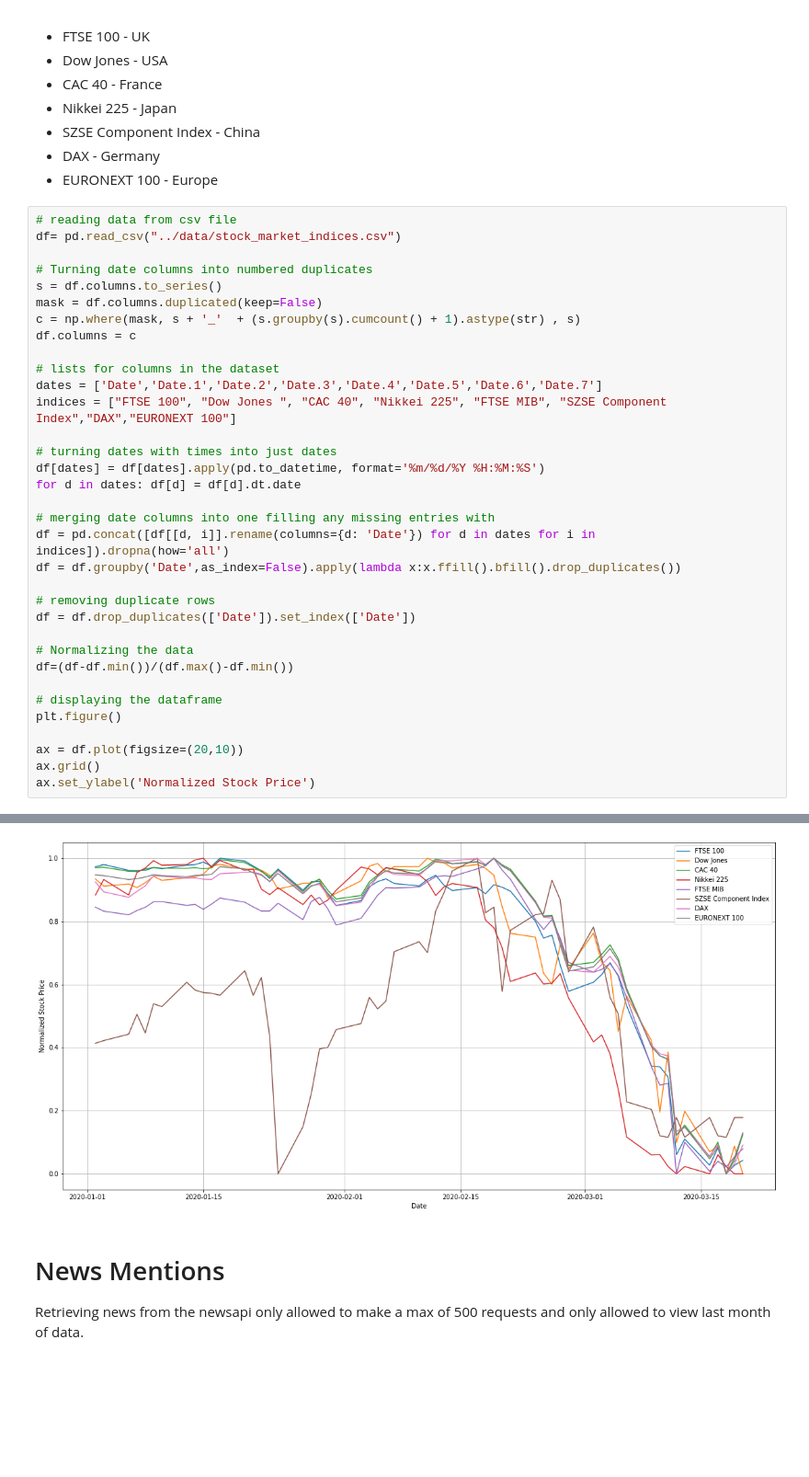
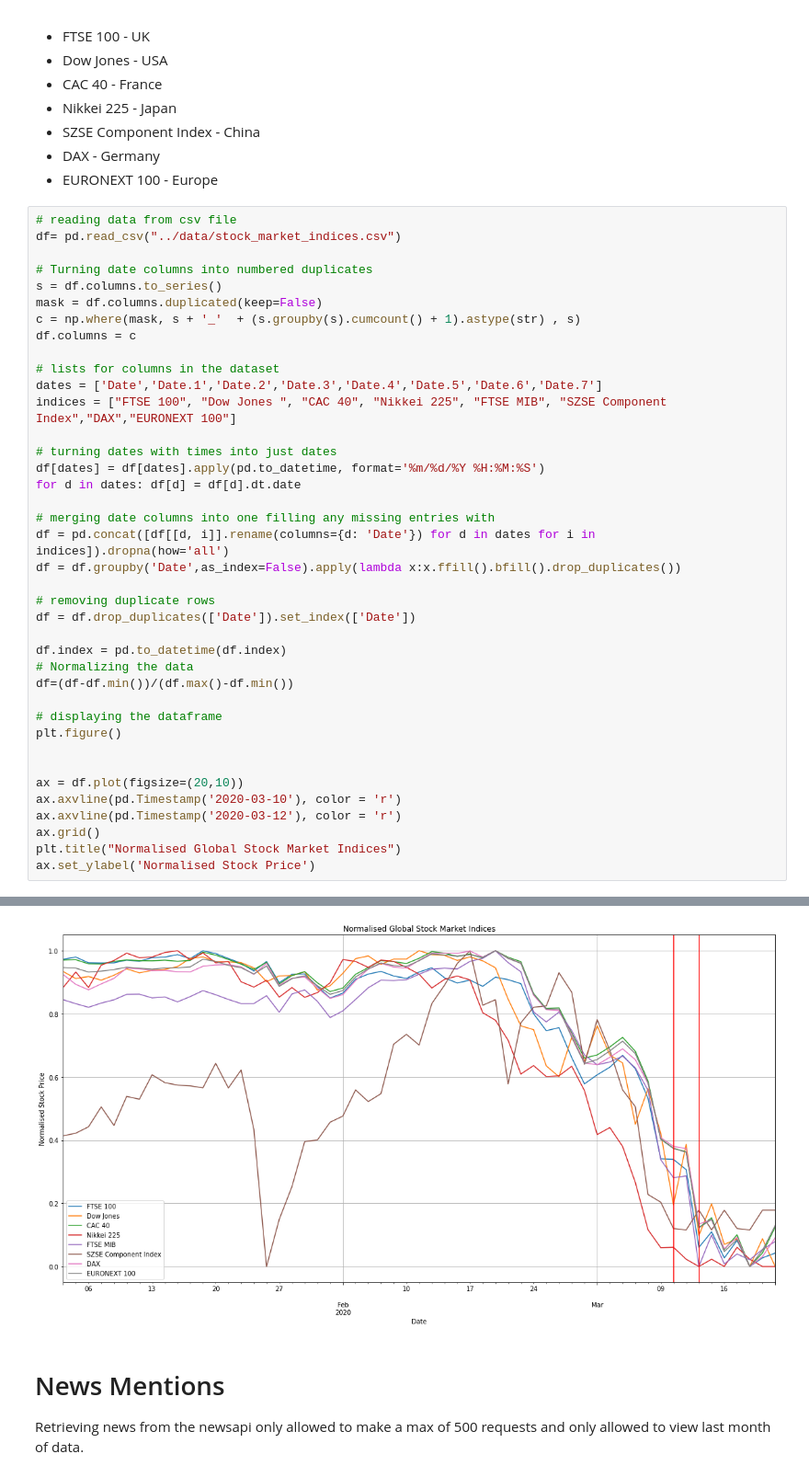
Before and after one commit to wray27/Coronavirus-Sentiment, a Jupyter notebook: notebooks/Sources.ipynb, the cells around one changed output, grey strips where cells are left out. Shown: that part at 92% size. Drawn from its saved outputs; the diff is of its cells as text; blank space fills up the shorter version.

```diff
--- a/notebooks/Sources.ipynb
+++ b/notebooks/Sources.ipynb
@@ -241,13 +269,18 @@ df = df.groupby('Date',as_index=False).apply(lambda x:x.ffill().bfill().drop_dup
 # removing duplicate rows
 df = df.drop_duplicates(['Date']).set_index(['Date'])
 
+df.index = pd.to_datetime(df.index)
 # Normalizing the data
 df=(df-df.min())/(df.max()-df.min())
 
 # displaying the dataframe
 plt.figure()
 
+
 ax = df.plot(figsize=(20,10))
+ax.axvline(pd.Timestamp('2020-03-10'), color = 'r')
+ax.axvline(pd.Timestamp('2020-03-12'), color = 'r')
 ax.grid()
-ax.set_ylabel('Normalized Stock Price')
+plt.title("Normalised Global Stock Market Indices")
+ax.set_ylabel('Normalised Stock Price')
 # %% [output]
@@ -255,5 +288,5 @@ Text(0, 0.5, 'Normalized Stock Price')
 <Figure size 432x288 with 0 Axes>
-[figure, old version]
+[figure, new version]
 # %% [markdown]
 # News Mentions
 
```
Also changed, not shown: parts of 4 cells of this notebook, 5 other files.
